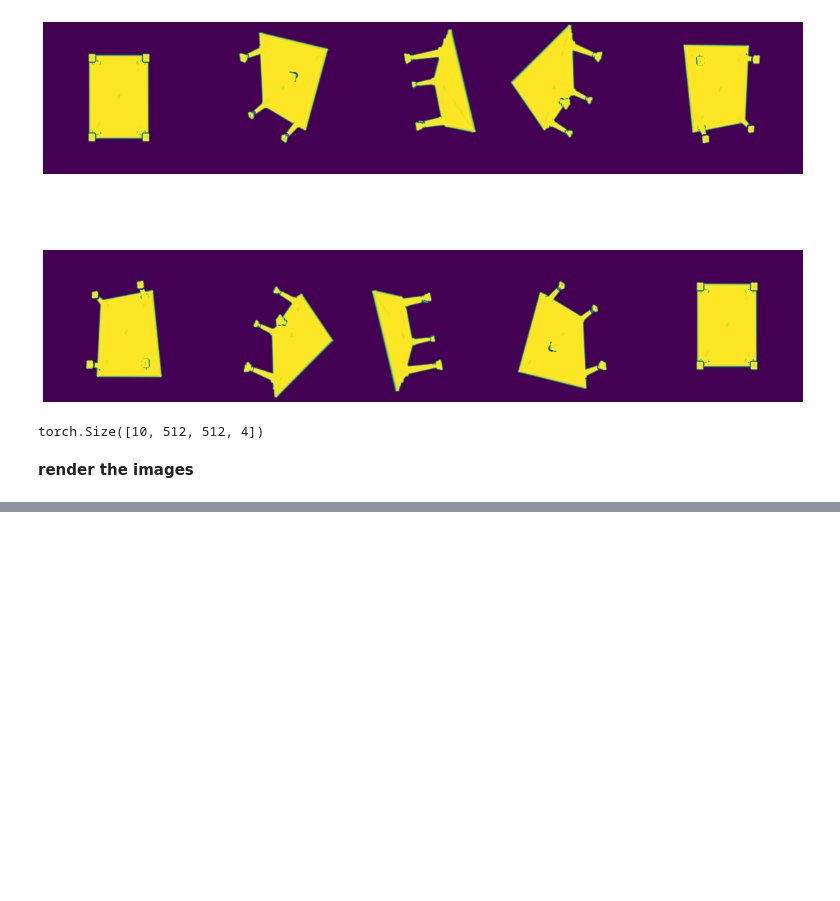
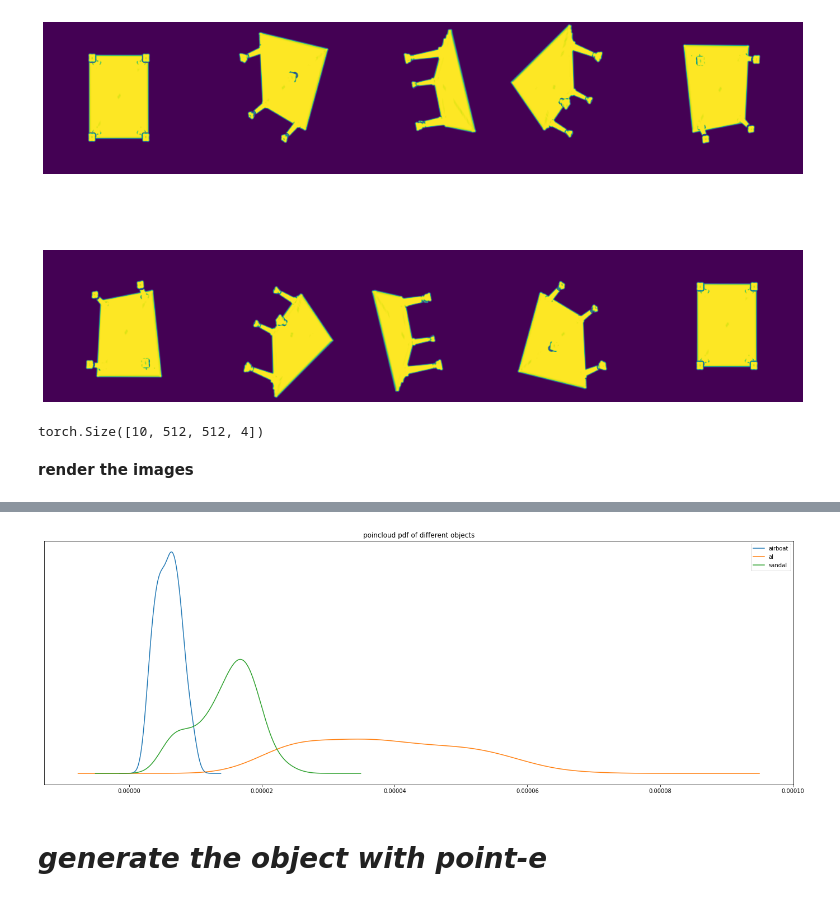
Before and after one commit to r1cc4r2o/point-e, a Jupyter notebook: pointrender.ipynb, the cells around one changed output, grey strips where cells are left out. Drawn from its saved outputs; the diff is of its cells as text; code cells hidden in the pictures; blank space fills up the shorter version.

```diff
--- a/pointrender.ipynb
+++ b/pointrender.ipynb
@@ -608,0 +685,17 @@ plt.imshow(im[0,..., :3])
+# %%
+s = pd.DataFrame({
+    'airboat': [1/i.sum() for i in X],
+    'al': [1/i.sum() for i in Y],
+    'sandal': [1/i.sum() for i in Z],
+  })
+
+s.plot.kde(bw_method=0.4,figsize=(24,8),title='poincloud pdf of different objects')
+ax1 = plt.axes()
+y_axis = ax1.axes.get_yaxis()
+y_axis.set_visible(False)
+plt.show()
+plt.close()
+# %% [output]
+[figure, added]
+# %% [markdown]
+# ***generate the object with point-e***
```
Also changed, not shown: parts of 55 cells of this notebook.
